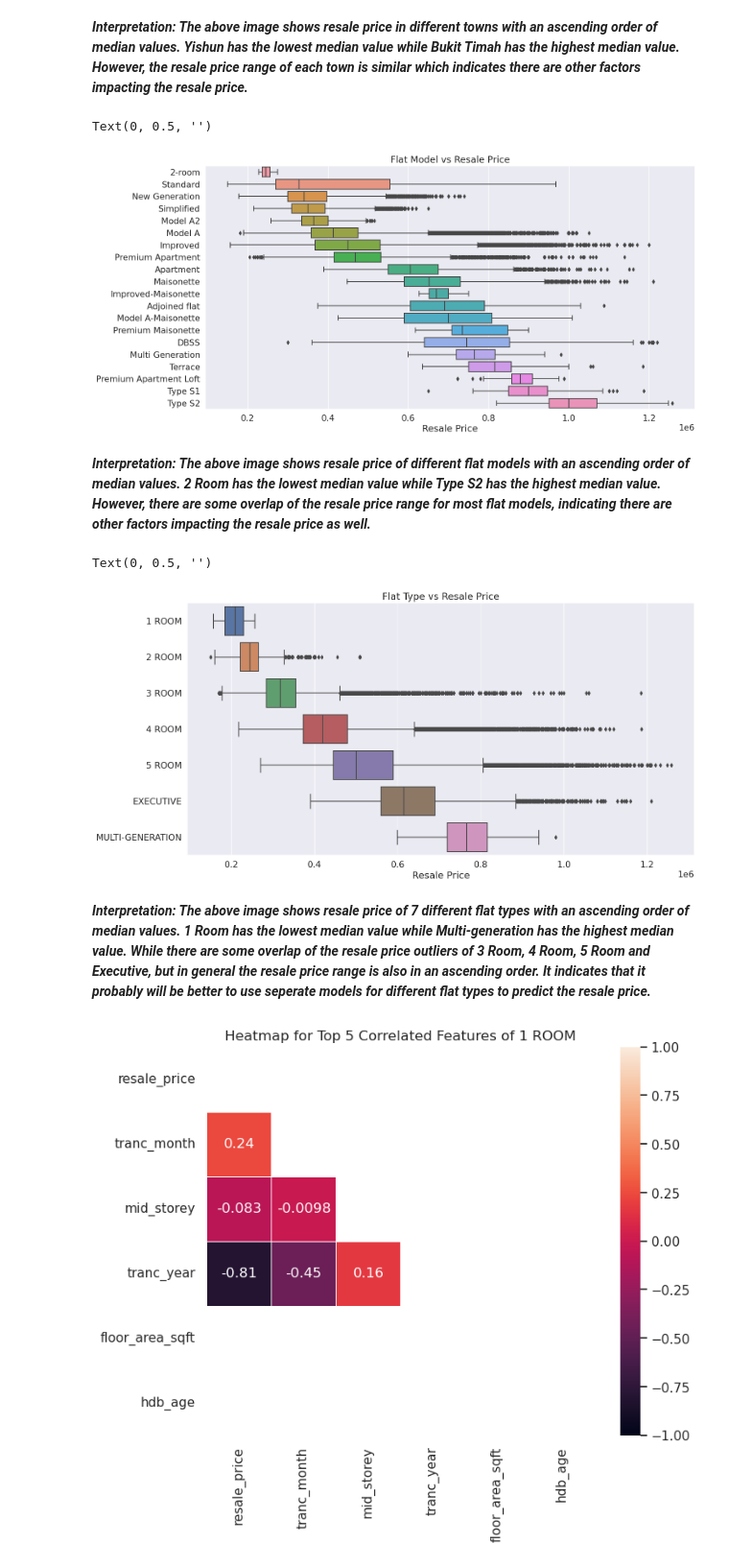
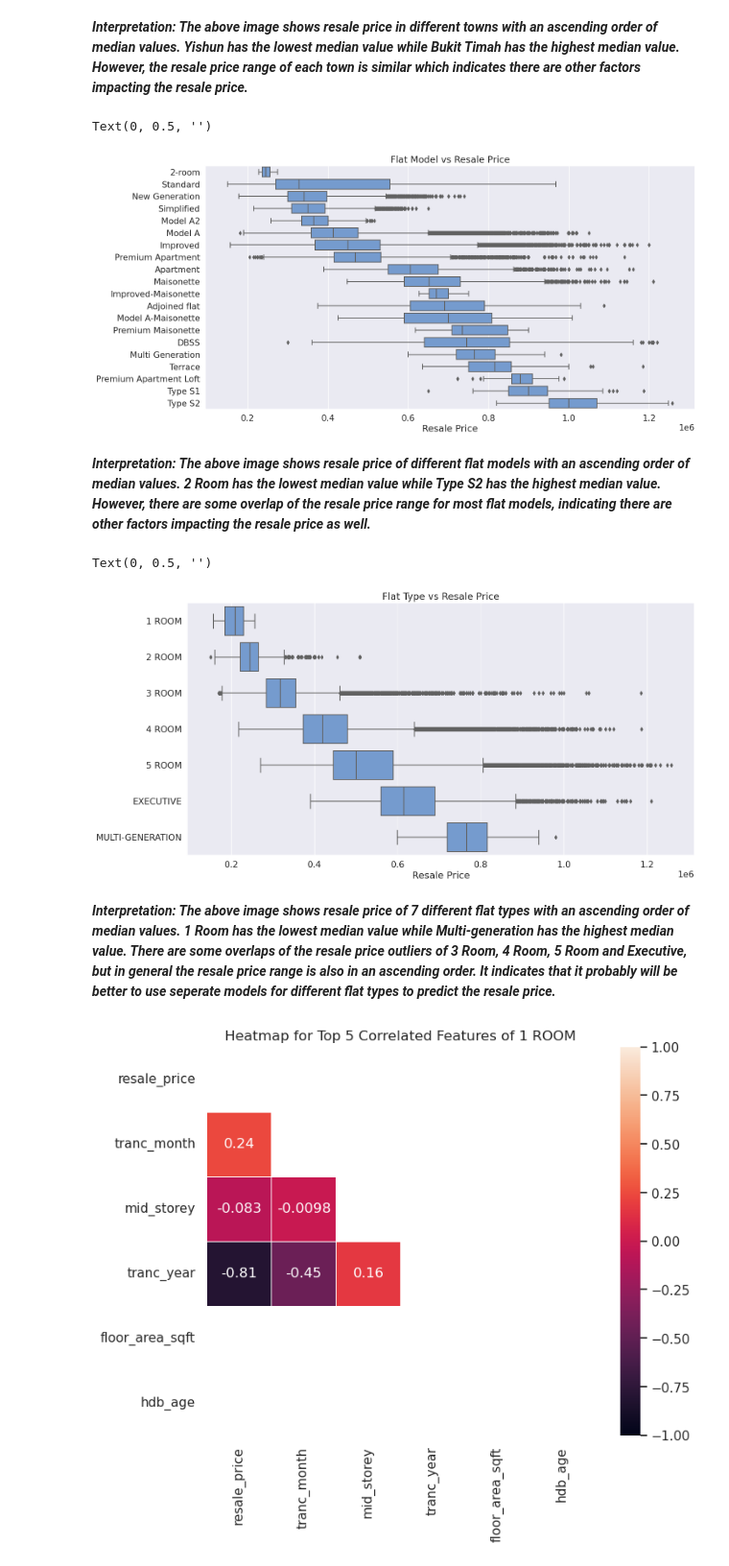
Before and after one commit to julizy/GA_projects, a Jupyter notebook: project_2/code/hdb_preprocessing_eda.ipynb, the cells around one changed output. Shown at 96% size. Saved outputs shown, nothing was run; the diff lists cells and outputs as text; code cells hidden in the pictures.

```diff
--- a/project_2/code/hdb_preprocessing_eda.ipynb
+++ b/project_2/code/hdb_preprocessing_eda.ipynb
@@ -526,13 +526,13 @@ flat_model_order = list(df_train.groupby('flat_model')['resale_price'].median().
 # %%
 plt.figure(figsize=(16,8))
 sns.set(font_scale=1.4)
-sns.boxplot(data = df_train, orient='h', x= 'resale_price', y='flat_model', order=flat_model_order)
+sns.boxplot(data = df_train, orient='h', x= 'resale_price', y='flat_model', order=flat_model_order, color='#69d')
 plt.title('Flat Model vs Resale Price')
 plt.xlabel("Resale Price")
 plt.ylabel("")
 # %% [output]
 Text(0, 0.5, '')
-[figure, old version]
+[figure, new version]
 # %% [markdown]
 ***Interpretation: The above image shows resale price of different flat models with an ascending order of median values. 2 Room has the lowest median value while Type S2 has the highest median value. However, there are some overlap of the resale price range for most flat models, indicating there are other factors impacting the resale price as well.***
 # %%
@@ -540,15 +540,15 @@ flat_type_order = list(df_train.groupby('flat_type')['resale_price'].median().so
 # %%
 plt.figure(figsize=(16,8))
 sns.set(font_scale=1.4)
-sns.boxplot(data = df_train, orient='h', x= 'resale_price', y='flat_type', order=flat_type_order)
+sns.boxplot(data = df_train, orient='h', x= 'resale_price', y='flat_type', order=flat_type_order, color='#69d')
 plt.title('Flat Type vs Resale Price');
 plt.xlabel("Resale Price")
 plt.ylabel("")
 # %% [output]
 Text(0, 0.5, '')
-[figure, old version]
+[figure, new version]
 # %% [markdown]
-***Interpretation: The above image shows resale price of 7 different flat types with an ascending order of median values. 1 Room has the lowest median value while Multi-generation has the highest median value. While there are some overlap of the resale price outliers of 3 Room, 4 Room, 5 Room and Executive, but in general the resale price range is also in an ascending order. It indicates that it probably will be better to use seperate models for different flat types to predict the resale price.***
+***Interpretation: The above image shows resale price of 7 different flat types with an ascending order of median values. 1 Room has the lowest median value while Multi-generation has the highest median value. There are some overlaps of the resale price outliers of 3 Room, 4 Room, 5 Room and Executive, but in general the resale price range is also in an ascending order. It indicates that it probably will be better to use seperate models for different flat types to predict the resale price.***
 # %%
 flat_type_list = ['1 ROOM','2 ROOM','3 ROOM','4 ROOM','5 ROOM', 'EXECUTIVE', 'MULTI-GENERATION']
 # %%
```
Also changed, not shown: parts of 6 cells of this notebook, 10 other files.
